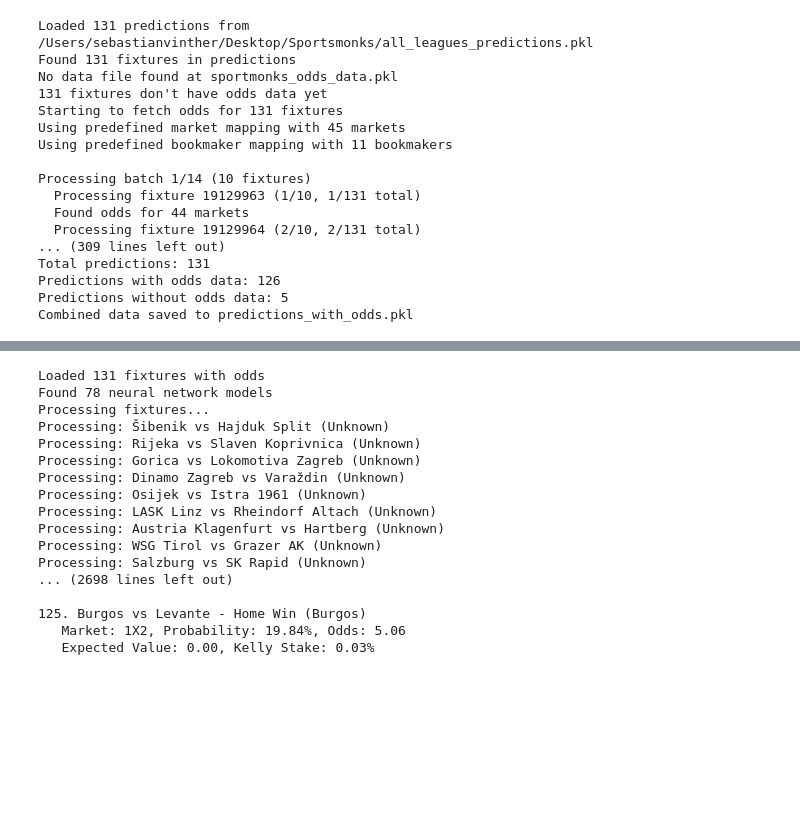
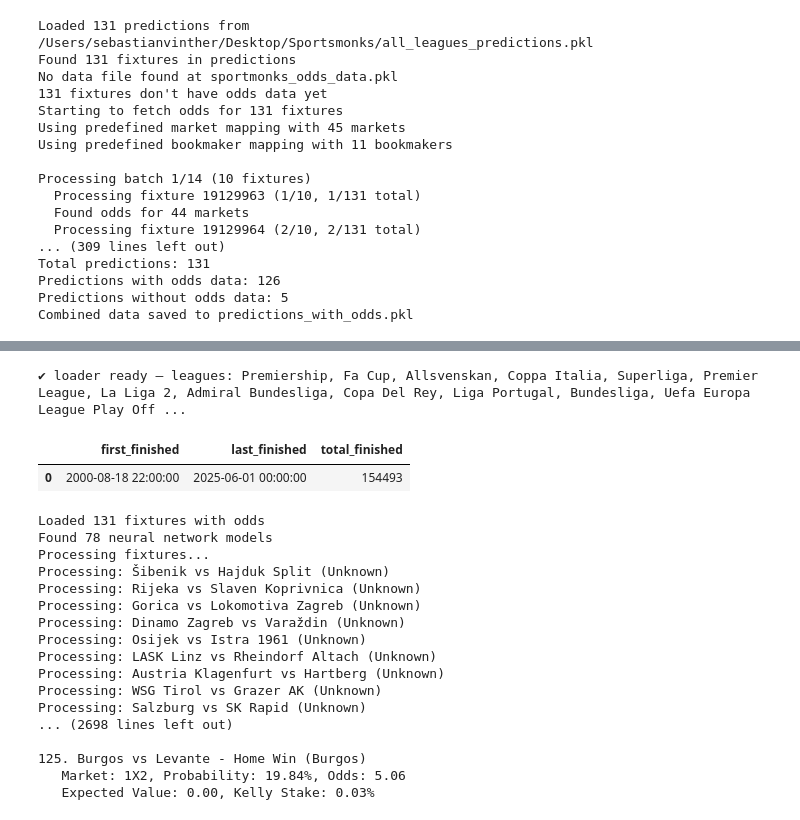
Before and after one commit to sebvinther/Sportsmonks, a Jupyter notebook: 002_model_evaluation.ipynb, the cells around one changed output, grey strips where cells are left out. Drawn from its saved outputs; the diff is of its cells as text; code cells hidden in the pictures; blank space fills up the shorter version.

```diff
--- a/002_model_evaluation.ipynb
+++ b/002_model_evaluation.ipynb
@@ -2143,3 +2510,57 @@ Under 2.5: 0.00% probability, Odds: 3.30
+# %%
+# -----------------------------------------------------------------------------------
+#  TEMPORARY LOADER  (creates the objects we need right inside the notebook)
+# -----------------------------------------------------------------------------------
+import os, re, glob, pickle, tensorflow as tf, numpy as np, pandas as pd
+from collections import defaultdict
+MODEL_DIR = "/Users/sebastianvinther/Desktop/Sportsmonks/models"
+
+# discover
+pat = re.compile(r"nn_(result|over_under|cards)_model_(.+?)_\d{8}_\d{6}\.h5")
+Nets, Scalers, Feats, LeagueID = defaultdict(dict), defaultdict(dict), defaultdict(dict), {}
+
+for h5 in glob.glob(os.path.join(MODEL_DIR, "*.h5")):
+    m = pat.search(os.path.basename(h5))
+    if not m: continue
+    kind, slug = m.group(1), m.group(2)
+    league = slug.replace("_", " ").title()          # "premier_league"→"Premier League"
+    meta   = pickle.load(open(h5.replace(".h5",".pkl"), "rb"))
+
+    Nets[league][kind]    = tf.keras.models.load_model(h5, compile=False)
+    Scalers[league][kind] = meta["scaler"]
+    Feats[league][kind]   = meta["feature_columns"]
+    LeagueID[league]      = meta["league_id"]
+
+def _predict_block(league: str, kind: str, X: pd.DataFrame):
+    """Return (pick, confidence, prob_dict) for a single-row feature DF."""
+    scaler = Scalers[league][kind]
+    cols   = Feats[league][kind]
+    probs  = Nets[league][kind].predict(scaler.transform(X[cols].values), verbose=0)[0]
+    if kind == "result":
+        lbls = ["Draw","Home Win","Away Win"]
+        idx  = int(np.argmax(probs))
+        return lbls[idx], float(probs[idx]), dict(zip(lbls, map(float, probs)))
+    else:  # binary sigmoid
+        over = float(probs)
+        return ("Over" if over>0.5 else "Under",
+                max(over,1.0-over),
+                {"Under":1.0-over,"Over":over})
+
+print("✔ loader ready – leagues:", ", ".join(Nets.keys()))
+# %% [output]
+✔ loader ready – leagues: Premiership, Fa Cup, Allsvenskan, Coppa Italia, Superliga, Premier League, La Liga 2, Admiral Bundesliga, Copa Del Rey, Liga Portugal, Bundesliga, Uefa Europa League Play Off ...
+# %%
+pd.read_sql("""
+    SELECT MIN(starting_at) AS first_finished,
+           MAX(starting_at) AS last_finished,
+           COUNT(*)          AS total_finished
+    FROM   fixtures
+    WHERE  score_home IS NOT NULL
+      AND  score_away IS NOT NULL
+""", conn)
+# %% [output]
+|  | first_finished | last_finished | total_finished |
+| 0 | 2000-08-18 22:00:00 | 2025-06-01 00:00:00 | 154493 |
 # %%
 import os
 import pickle
```
Also changed, not shown: parts of 7 cells of this notebook, 3 other files.
